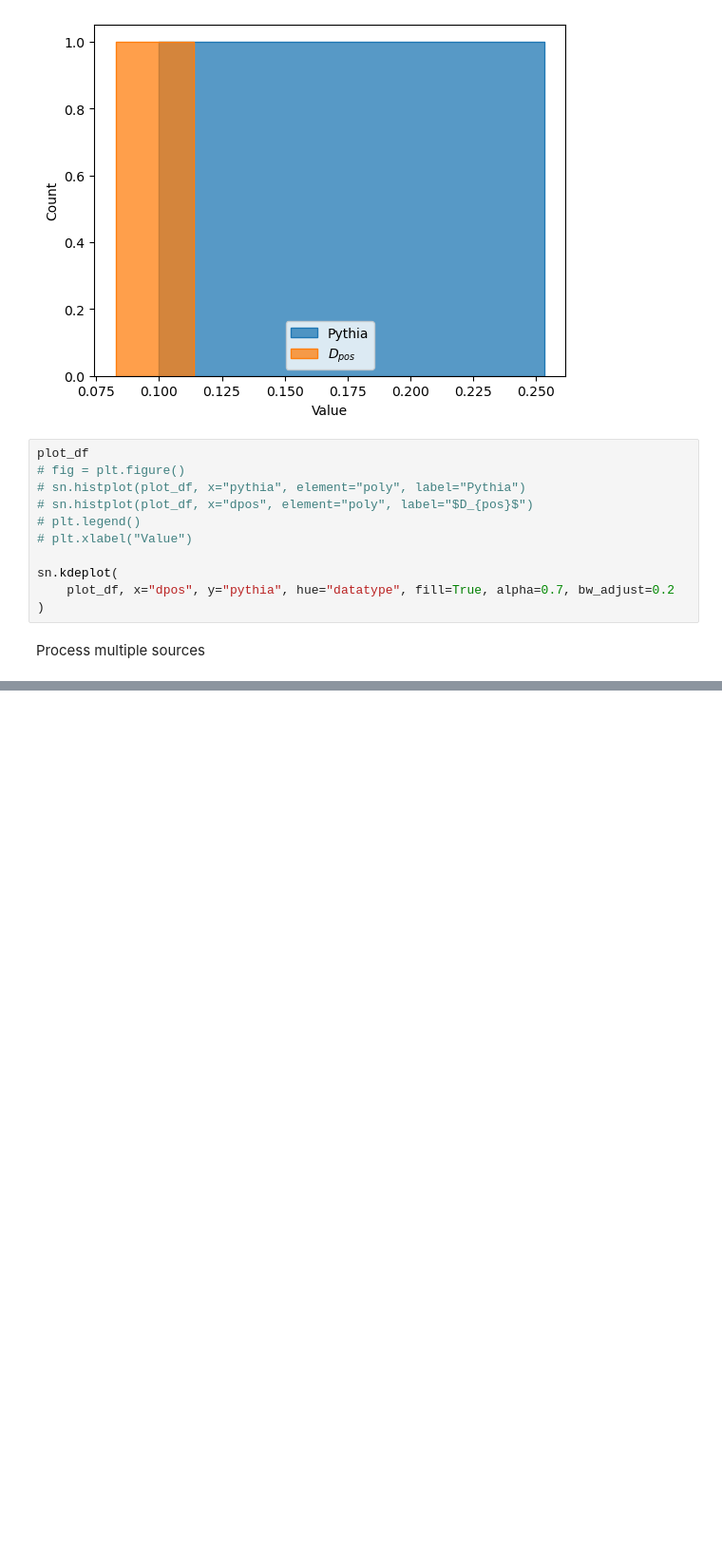
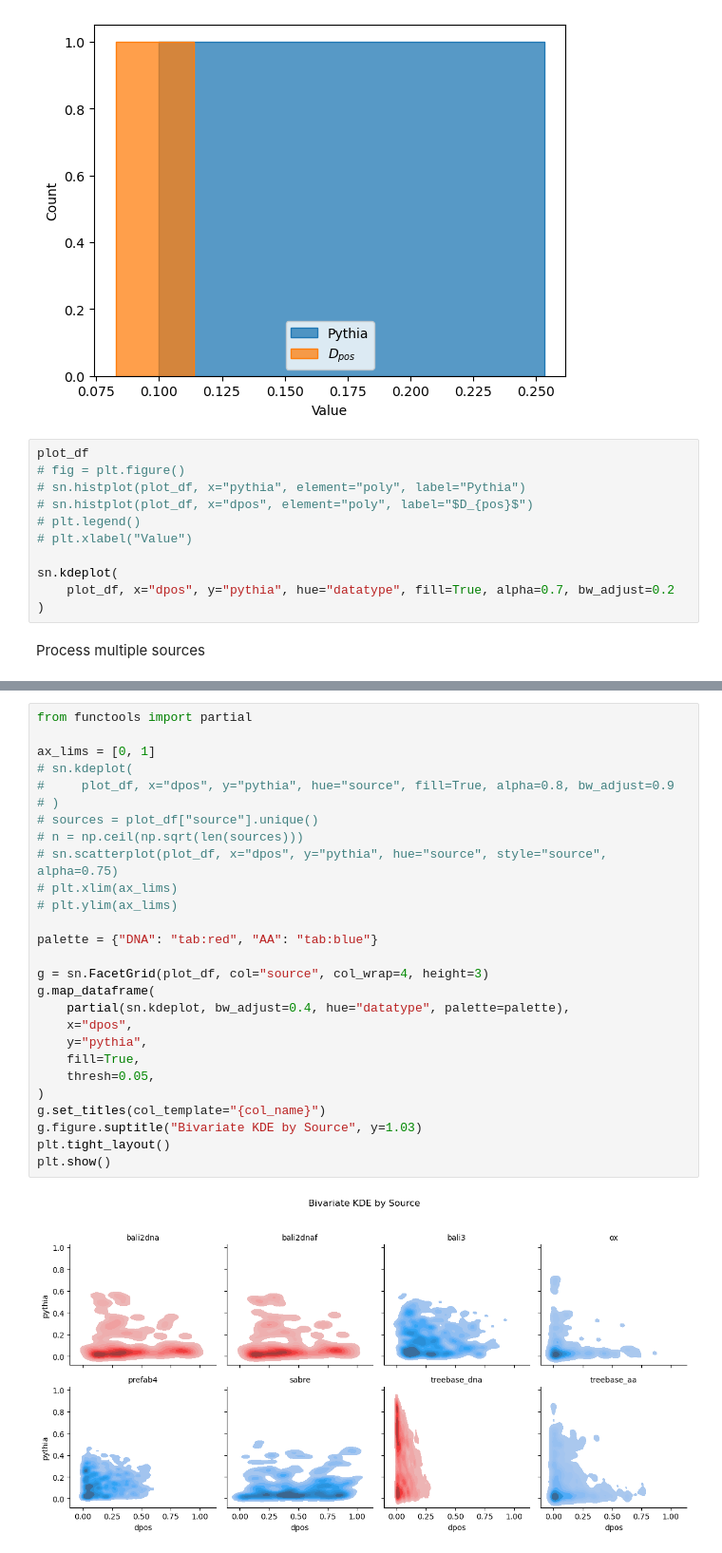
Before and after one commit to MaBody/ensemblify, a Jupyter notebook: notebooks/scoring.ipynb, the cells around one changed output, grey strips where cells are left out. Shown at 95% size. Cells and saved outputs as stored; diff of their text form; blank space fills up the shorter version.

```diff
--- a/notebooks/scoring.ipynb
+++ b/notebooks/scoring.ipynb
@@ -76,0 +115,29 @@ plot_df
+# %%
+from functools import partial
+
+ax_lims = [0, 1]
+# sn.kdeplot(
+#     plot_df, x="dpos", y="pythia", hue="source", fill=True, alpha=0.8, bw_adjust=0.9
+# )
+# sources = plot_df["source"].unique()
+# n = np.ceil(np.sqrt(len(sources)))
+# sn.scatterplot(plot_df, x="dpos", y="pythia", hue="source", style="source", alpha=0.75)
+# plt.xlim(ax_lims)
+# plt.ylim(ax_lims)
+
+palette = {"DNA": "tab:red", "AA": "tab:blue"}
+
+g = sn.FacetGrid(plot_df, col="source", col_wrap=4, height=3)
+g.map_dataframe(
+    partial(sn.kdeplot, bw_adjust=0.4, hue="datatype", palette=palette),
+    x="dpos",
+    y="pythia",
+    fill=True,
+    thresh=0.05,
+)
+g.set_titles(col_template="{col_name}")
+g.figure.suptitle("Bivariate KDE by Source", y=1.03)
+plt.tight_layout()
+plt.show()
+# %% [output]
+[figure, added]
```
Also changed, not shown: parts of 5 cells of this notebook, 1 other file.
